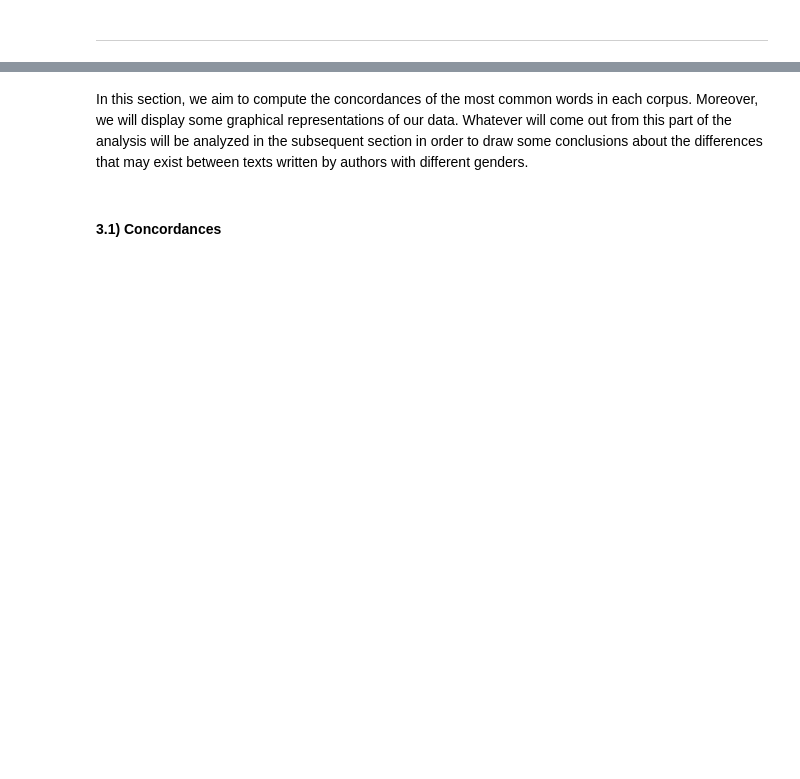
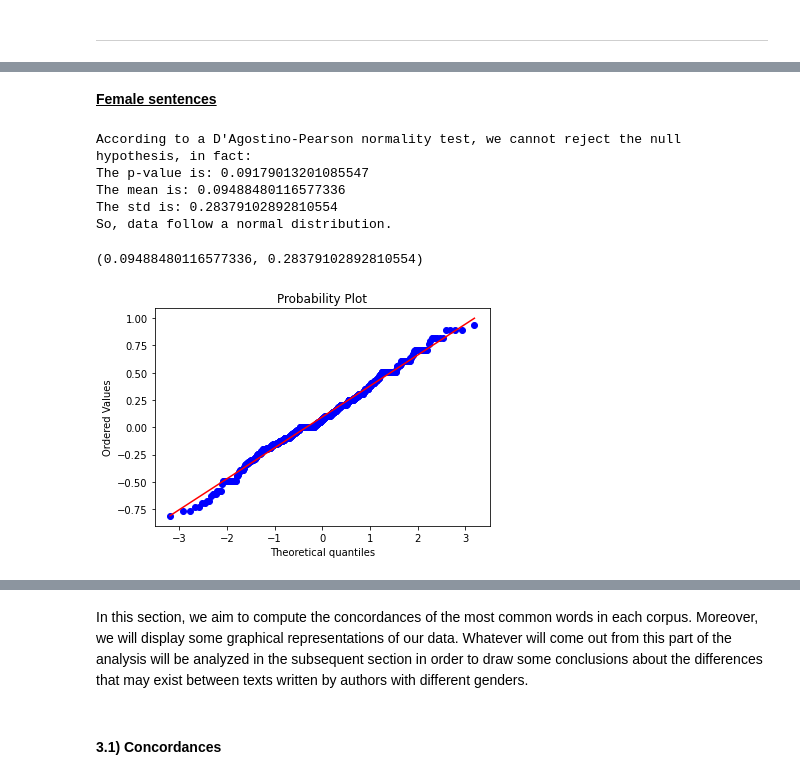
Before and after one commit to gobbykid/corpora_analytics, a Jupyter notebook: analytics.ipynb, the cells around one changed output, grey strips where cells are left out. Drawn from its saved outputs; the diff is of its cells as text; code cells hidden in the pictures; blank space fills up the shorter version.

```diff
--- a/analytics.ipynb
+++ b/analytics.ipynb
@@ -1284,0 +1416,12 @@ Male adjectives in the male author corpus
+# %% [markdown]
+<b><u>Female sentences</u></b>
+# %%
+check_distribution(f_f_sample)
+# %% [output]
+According to a D'Agostino-Pearson normality test, we cannot reject the null hypothesis, in fact:
+The p-value is: 0.09179013201085547
+The mean is: 0.09488480116577336
+The std is: 0.28379102892810554
+So, data follow a normal distribution.
+(0.09488480116577336, 0.28379102892810554)
+[figure, added]
```
Also changed, not shown: parts of 166 cells of this notebook, 1 other file.
